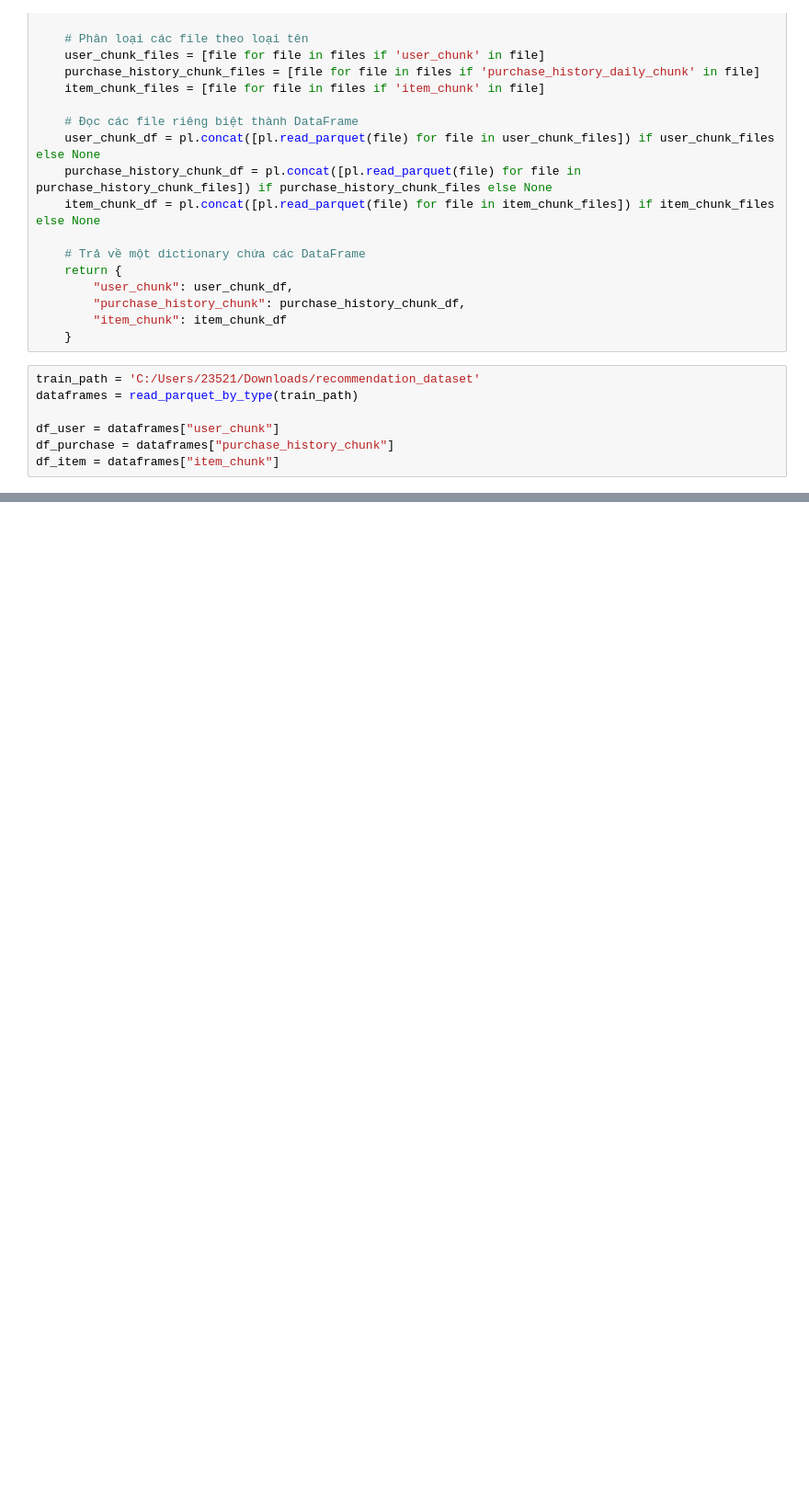
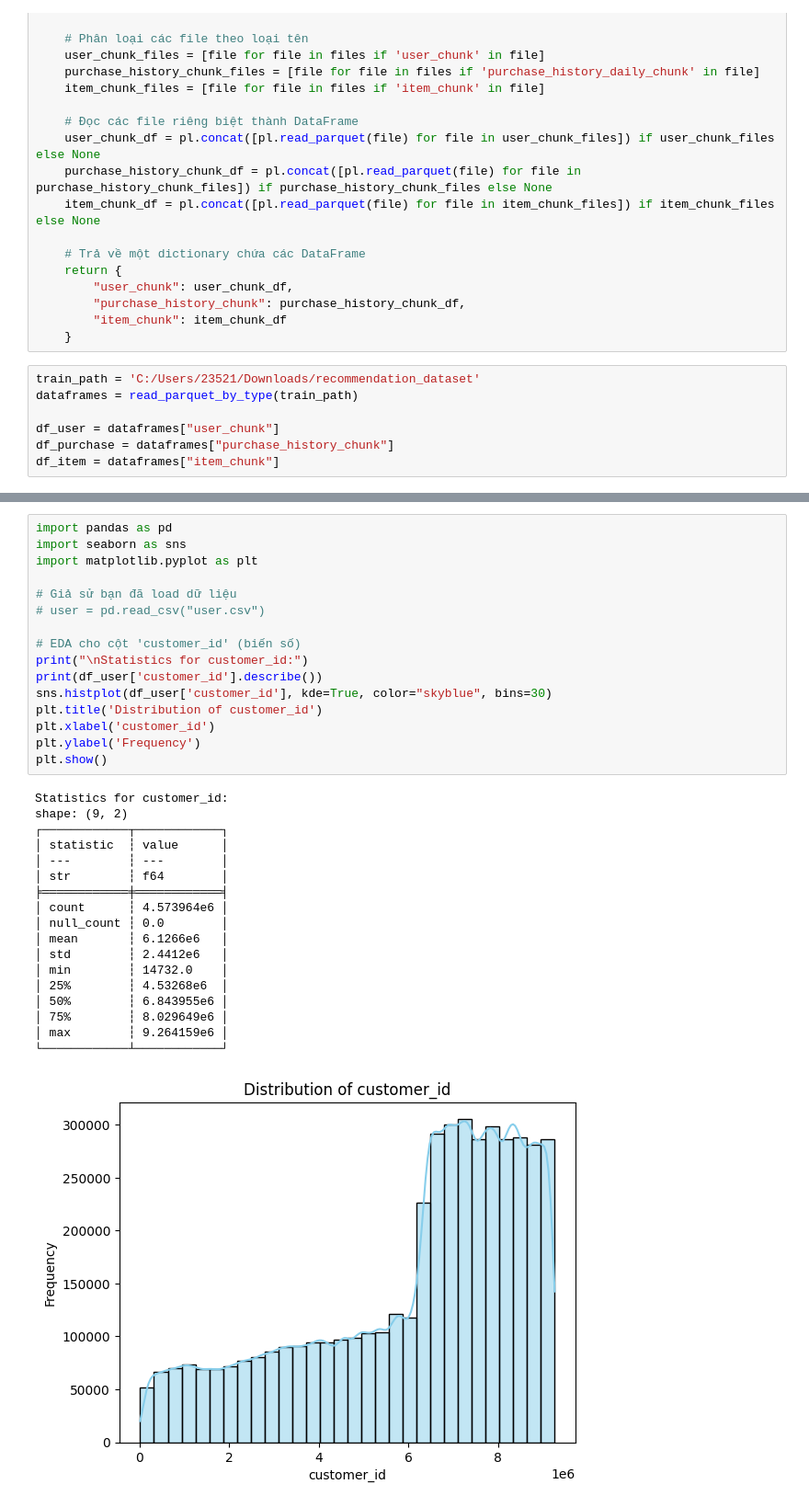
Before and after one commit to Aluminat2402/05_C_Python_For_ML, a Jupyter notebook: Task_2_Preprocessing/Task_1_Loai_Bo_Cot.ipynb, the cells around one changed output, grey strips where cells are left out. Shown at 92% size. Cells and saved outputs as stored; diff of their text form; blank space fills up the shorter version.

```diff
--- a/Task_2_Preprocessing/Task_1_Loai_Bo_Cot.ipynb
+++ b/Task_2_Preprocessing/Task_1_Loai_Bo_Cot.ipynb
@@ -68,0 +69,35 @@ shape: (5, 8)
+# %%
+import pandas as pd
+import seaborn as sns
+import matplotlib.pyplot as plt
+
+# Giả sử bạn đã load dữ liệu
+# user = pd.read_csv("user.csv")
+
+# EDA cho cột 'customer_id' (biến số)
+print("\nStatistics for customer_id:")
+print(df_user['customer_id'].describe())
+sns.histplot(df_user['customer_id'], kde=True, color="skyblue", bins=30)
+plt.title('Distribution of customer_id')
+plt.xlabel('customer_id')
+plt.ylabel('Frequency')
+plt.show()
+# %% [output]
+Statistics for customer_id:
+shape: (9, 2)
+┌────────────┬────────────┐
+│ statistic  ┆ value      │
+│ ---        ┆ ---        │
+│ str        ┆ f64        │
+╞════════════╪════════════╡
+│ count      ┆ 4.573964e6 │
+│ null_count ┆ 0.0        │
+│ mean       ┆ 6.1266e6   │
+│ std        ┆ 2.4412e6   │
+│ min        ┆ 14732.0    │
+│ 25%        ┆ 4.53268e6  │
+│ 50%        ┆ 6.843955e6 │
+│ 75%        ┆ 8.029649e6 │
+│ max        ┆ 9.264159e6 │
+└────────────┴────────────┘
+[figure, added]
```
Also changed, not shown: parts of 2 cells of this notebook.
